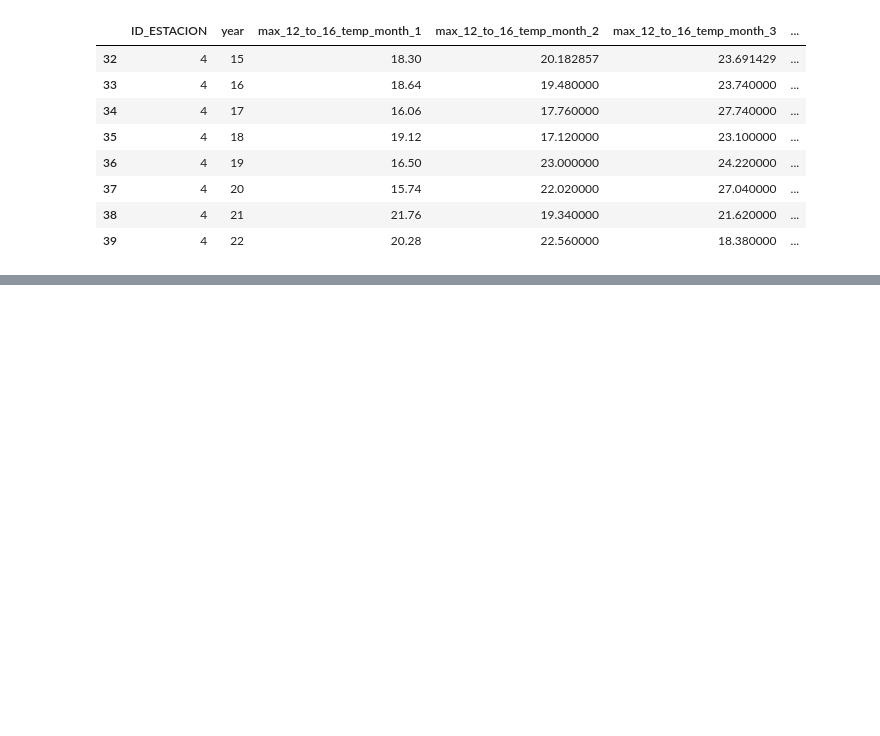
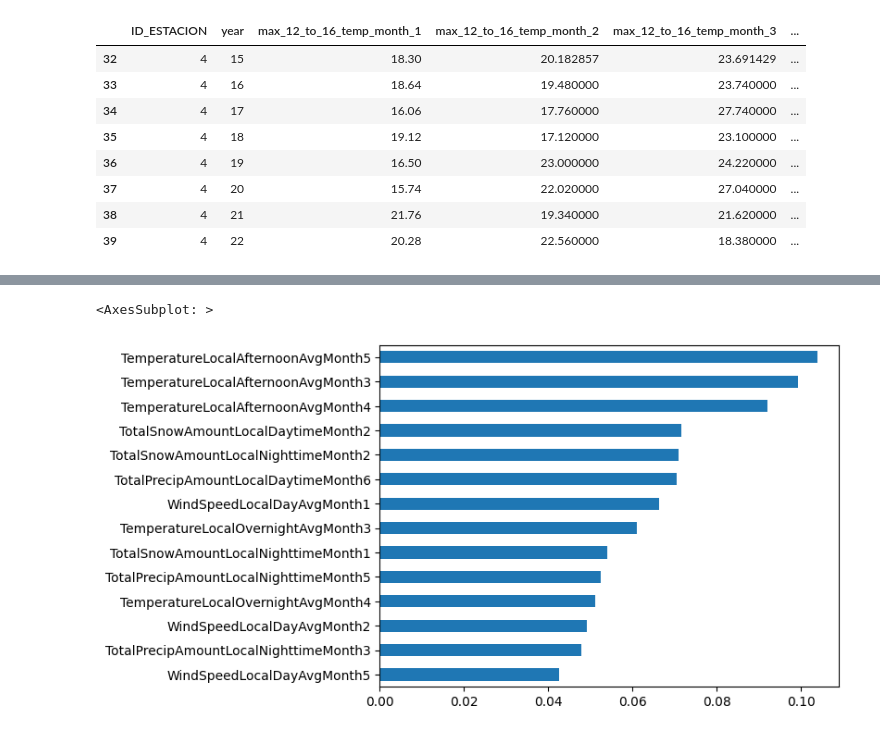
Before and after one commit to vitostamatti/datathon-cajamar-malbecs, a Jupyter notebook: notebooks/03-modeling/00-modeling-vito.ipynb, the cells around one changed output, grey strips where cells are left out. Saved outputs shown, nothing was run; the diff lists cells and outputs as text; code cells hidden in the pictures; blank space fills up the shorter version.

```diff
--- a/notebooks/03-modeling/00-modeling-vito.ipynb
+++ b/notebooks/03-modeling/00-modeling-vito.ipynb
@@ -494,0 +557,13 @@ pd.DataFrame(
+# %%
+import seaborn as sns
+import matplotlib.pyplot as plt
+
+# sns.heatmap(
+#     np.abs(pd.concat([X[eto_cols],y]).corr())
+# )
+# np.abs(pd.concat([X[eto_cols],y]).corr())>
+# X[eto_cols],y
+pd.concat([X[eto_cols],y],axis=1).corr().abs().iloc[:,-1].dropna().sort_values()[-15:-1].plot(kind='barh')
+# %% [output]
+<AxesSubplot: >
+[figure, added]
```
Also changed, not shown: parts of 36 cells of this notebook, 10 other files.
